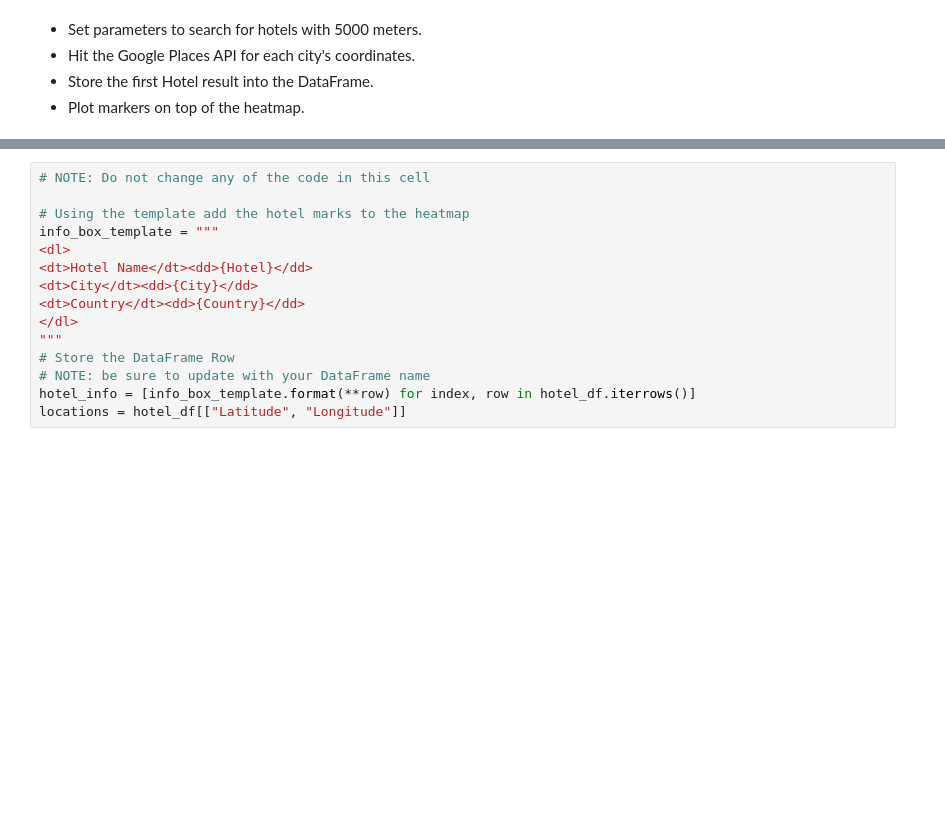
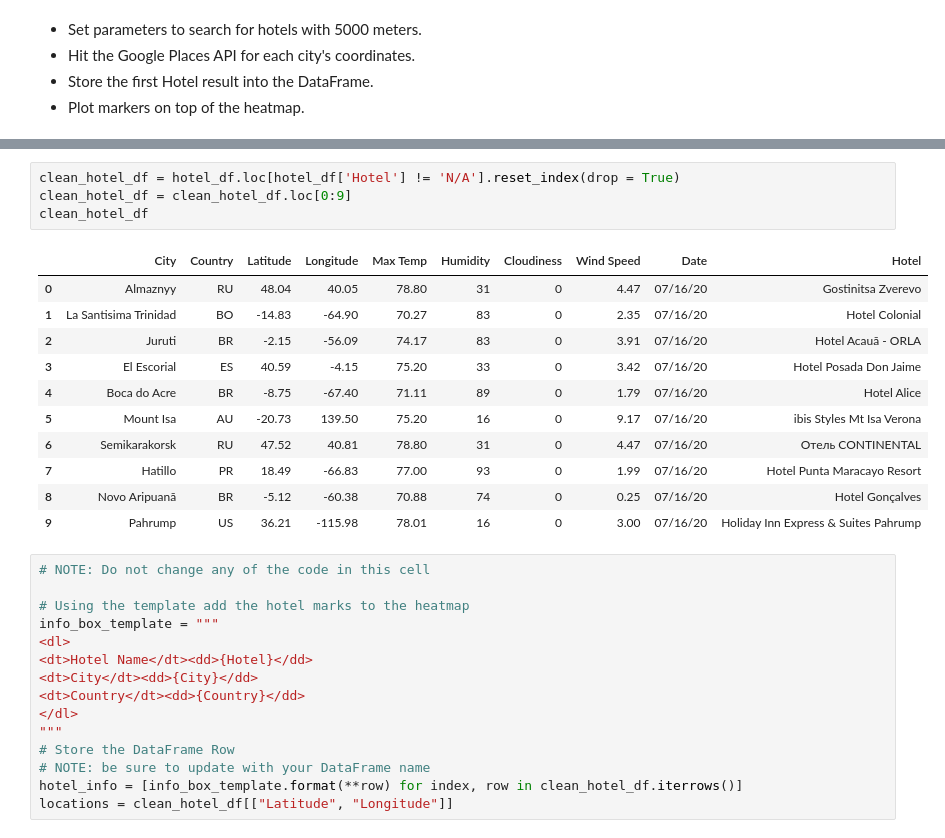
Before and after one commit to KamarRashid/API-Challenge, a Jupyter notebook: VacationPy/VacationPy.ipynb, the cells around one changed output, grey strips where cells are left out. Saved outputs shown, nothing was run; the diff lists cells and outputs as text; blank space fills up the shorter version.

```diff
--- a/VacationPy/VacationPy.ipynb
+++ b/VacationPy/VacationPy.ipynb
@@ -199,4 +198,20 @@ hotel_df
 | 14 | Santa Marinella | IT | 42.03 | 11.85 | 72.00 | 66 | 0 | 5.35 | 07/16/20 | Mercure Civitavecchia Sunbay Park... |
+# %%
+clean_hotel_df = hotel_df.loc[hotel_df['Hotel'] != 'N/A'].reset_index(drop = True)
+clean_hotel_df = clean_hotel_df.loc[0:9]
+clean_hotel_df
+# %% [output]
+|  | City | Country | Latitude | Longitude | Max Temp | Humidity | Cloudiness | Wind Speed | Date | Hotel |
+| 0 | Almaznyy | RU | 48.04 | 40.05 | 78.80 | 31 | 0 | 4.47 | 07/16/20 | Gostinitsa Zverevo |
+| 1 | La Santisima Trinidad | BO | -14.83 | -64.90 | 70.27 | 83 | 0 | 2.35 | 07/16/20 | Hotel Colonial |
+| 2 | Juruti | BR | -2.15 | -56.09 | 74.17 | 83 | 0 | 3.91 | 07/16/20 | Hotel Acauã - ORLA |
+| 3 | El Escorial | ES | 40.59 | -4.15 | 75.20 | 33 | 0 | 3.42 | 07/16/20 | Hotel Posada Don Jaime |
+| 4 | Boca do Acre | BR | -8.75 | -67.40 | 71.11 | 89 | 0 | 1.79 | 07/16/20 | Hotel Alice |
+| 5 | Mount Isa | AU | -20.73 | 139.50 | 75.20 | 16 | 0 | 9.17 | 07/16/20 | ibis Styles Mt Isa Verona |
+| 6 | Semikarakorsk | RU | 47.52 | 40.81 | 78.80 | 31 | 0 | 4.47 | 07/16/20 | Отель CONTINENTAL |
+| 7 | Hatillo | PR | 18.49 | -66.83 | 77.00 | 93 | 0 | 1.99 | 07/16/20 | Hotel Punta Maracayo Resort |
+| 8 | Novo Aripuanã | BR | -5.12 | -60.38 | 70.88 | 74 | 0 | 0.25 | 07/16/20 | Hotel Gonçalves |
+| 9 | Pahrump | US | 36.21 | -115.98 | 78.01 | 16 | 0 | 3.00 | 07/16/20 | Holiday Inn Express & Suites Pahrump |
 # %%
 # NOTE: Do not change any of the code in this cell
 
@@ -210,8 +225,8 @@ info_box_template = """
 """
 # Store the DataFrame Row
 # NOTE: be sure to update with your DataFrame name
-hotel_info = [info_box_template.format(**row) for index, row in hotel_df.iterrows()]
-locations = hotel_df[["Latitude", "Longitude"]]
+hotel_info = [info_box_template.format(**row) for index, row in clean_hotel_df.iterrows()]
+locations = clean_hotel_df[["Latitude", "Longitude"]]
 # %%
 # Add marker layer ontop of heat map
 
```
Also changed, not shown: parts of 4 cells of this notebook.
